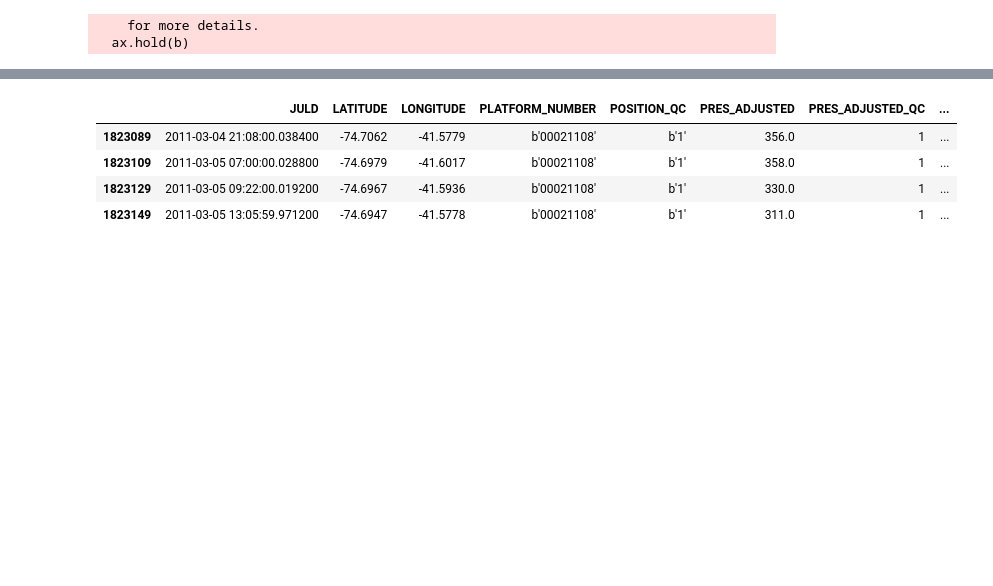
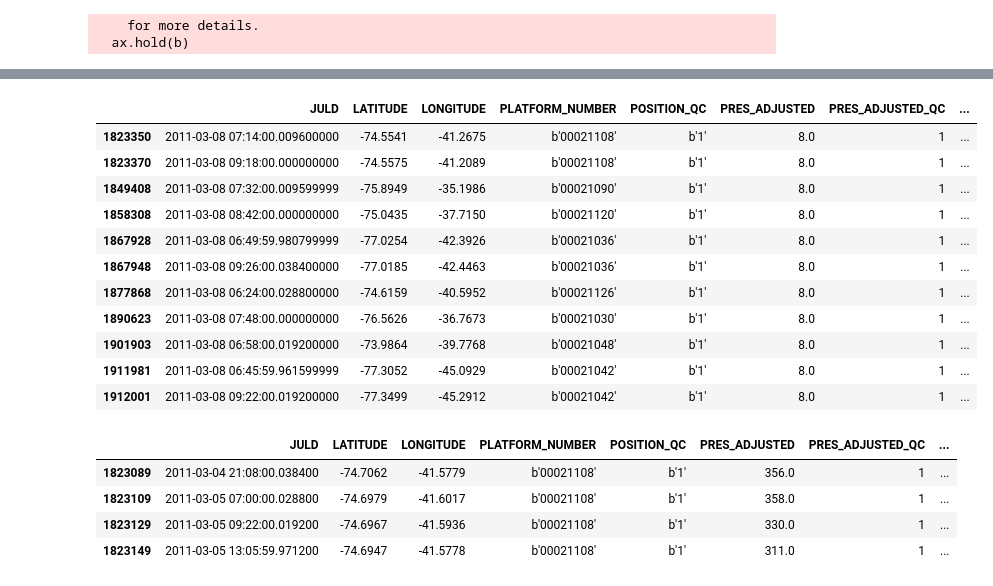
Before and after one commit to adityarn/antarctic_margins_MEOP, a Jupyter notebook: MEOP_ExtractDataForTurbulenceModel.ipynb, the cells around one changed output, grey strips where cells are left out. Saved outputs shown, nothing was run; the diff lists cells and outputs as text; code cells hidden in the pictures; blank space fills up the shorter version.

```diff
--- a/MEOP_ExtractDataForTurbulenceModel.ipynb
+++ b/MEOP_ExtractDataForTurbulenceModel.ipynb
@@ -221,3 +209,31 @@ print_prof_details(dfmg, selected_profiles1)
+# %%
+# [256650, 256649, 256648, 256651, 263107, 263106]
+# [256586, 256587, 256588]
+# [256573, 256574]
+# [256580, 256581, 256582, 256583]
+# [259576, 259577, 259578]
+#[259550, 259575]
+#array([257898, 259575, 256589, 258595, 259075, 261291, 259076, 256590, 261292, 258596, 257899])
+
+selected_profiles1 = np.array([259580, 261295, 259081, 260784, 256594, 257904, 260219, 258599,
+       256595, 261296, 259082])
+mask_sel_profiles = dfmg.loc[:, 'PROFILE_NUMBER'].isin(selected_profiles1)
+dfmg.loc[dfmg[mask_sel_profiles].groupby('PROFILE_NUMBER').head(1).index,
+                  'JULD':'PROFILE_NUMBER'].head(len(selected_profiles1))
+#print_prof_details(dfmg, selected_profiles1)
+# %% [output]
+|  | JULD | LATITUDE | LONGITUDE | PLATFORM_NUMBER | POSITION_QC | PRES_ADJUSTED | PRES_ADJUSTED_QC | ... |
+| 1823350 | 2011-03-08 07:14:00.009600000 | -74.5541 | -41.2675 | b'00021108' | b'1' | 8.0 | 1 | ... |
+| 1823370 | 2011-03-08 09:18:00.000000000 | -74.5575 | -41.2089 | b'00021108' | b'1' | 8.0 | 1 | ... |
+| 1849408 | 2011-03-08 07:32:00.009599999 | -75.8949 | -35.1986 | b'00021090' | b'1' | 8.0 | 1 | ... |
+| 1858308 | 2011-03-08 08:42:00.000000000 | -75.0435 | -37.7150 | b'00021120' | b'1' | 8.0 | 1 | ... |
+| 1867928 | 2011-03-08 06:49:59.980799999 | -77.0254 | -42.3926 | b'00021036' | b'1' | 8.0 | 1 | ... |
+| 1867948 | 2011-03-08 09:26:00.038400000 | -77.0185 | -42.4463 | b'00021036' | b'1' | 8.0 | 1 | ... |
+| 1877868 | 2011-03-08 06:24:00.028800000 | -74.6159 | -40.5952 | b'00021126' | b'1' | 8.0 | 1 | ... |
+| 1890623 | 2011-03-08 07:48:00.000000000 | -76.5626 | -36.7673 | b'00021030' | b'1' | 8.0 | 1 | ... |
+| 1901903 | 2011-03-08 06:58:00.019200000 | -73.9864 | -39.7768 | b'00021048' | b'1' | 8.0 | 1 | ... |
+| 1911981 | 2011-03-08 06:45:59.961599999 | -77.3052 | -45.0929 | b'00021042' | b'1' | 8.0 | 1 | ... |
+| 1912001 | 2011-03-08 09:22:00.019200000 | -77.3499 | -45.2912 | b'00021042' | b'1' | 8.0 | 1 | ... |
 # %%
 dfmg.loc[dfmg.loc[:, 'PROFILE_NUMBER'].isin(selected_profiles1)].groupby(
 'PROFILE_NUMBER').tail(1)
```
Also changed, not shown: parts of 19 cells of this notebook, 13 other files.
